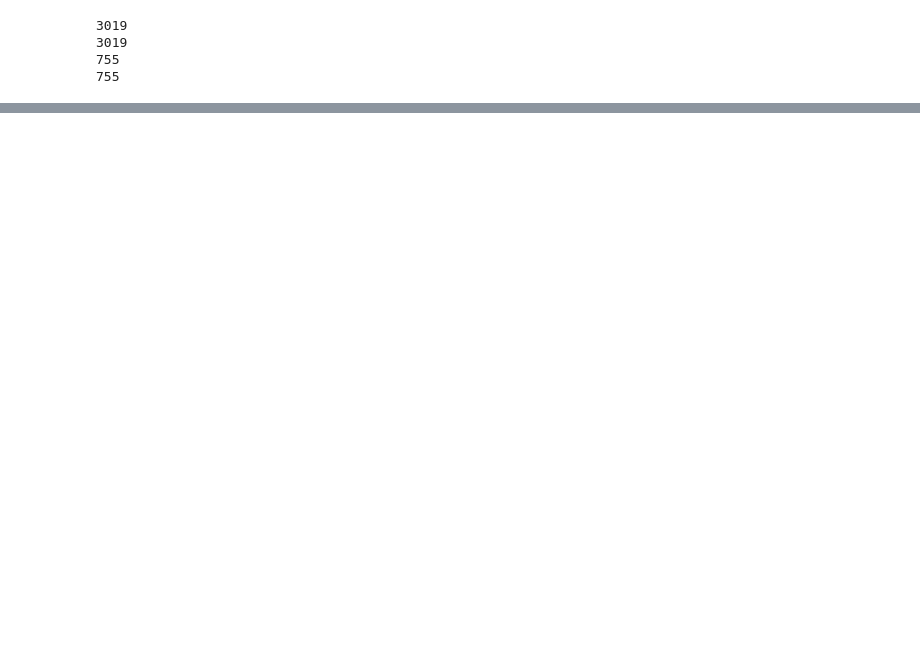
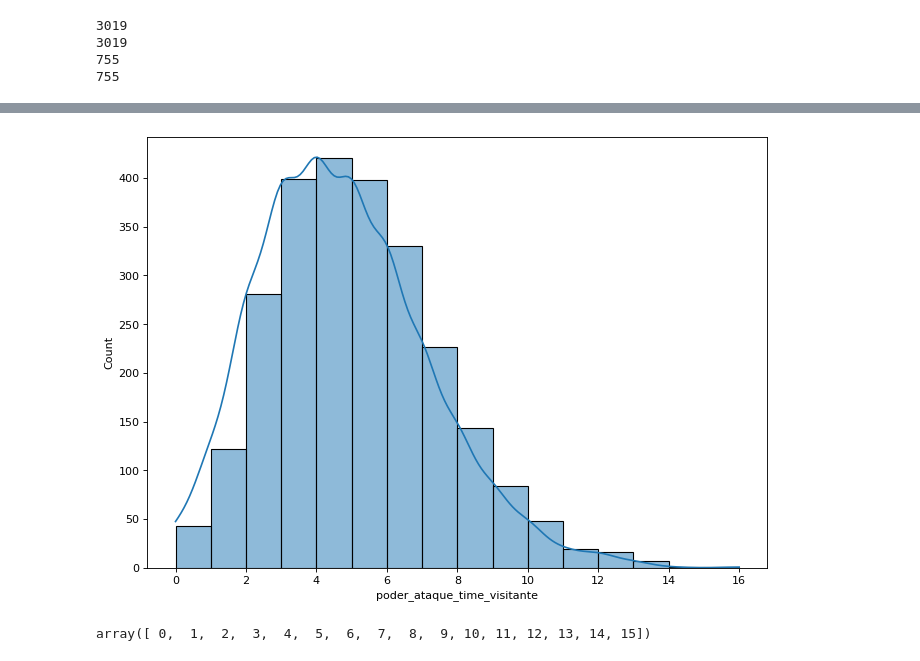
Before and after one commit to paulopetrillo/PROJETO_IFMA_SOFTEX, a Jupyter notebook: PROJETO_IFMA_SOFTEX_2024_01_02.ipynb, the cells around one changed output, grey strips where cells are left out. Drawn from its saved outputs; the diff is of its cells as text; code cells hidden in the pictures; blank space fills up the shorter version.

```diff
--- a/PROJETO_IFMA_SOFTEX_2024_01_02.ipynb
+++ b/PROJETO_IFMA_SOFTEX_2024_01_02.ipynb
@@ -285,0 +364,12 @@ Acurácia do teste: 0.390728
+# %%
+# Verificando se a distribuição é Normal
+plt.figure(figsize=(10,7), dpi= 80)
+sns.histplot(DataFrame_Geral_visvit['poder_ataque_time_visitante'], bins=16, kde=True)
+plt.show()
+# %% [output]
+[figure, added]
+# %%
+# Verifica os valores de Poder de defesa mandante para definir a quantidade de intervalos no histograma.
+DataFrame_Geral_visvit['poder_defesa_time_mandante'].sort_values().unique()
+# %% [output]
+array([ 0,  1,  2,  3,  4,  5,  6,  7,  8,  9, 10, 11, 12, 13, 14, 15])
```
Also changed, not shown: parts of 32 cells of this notebook.
